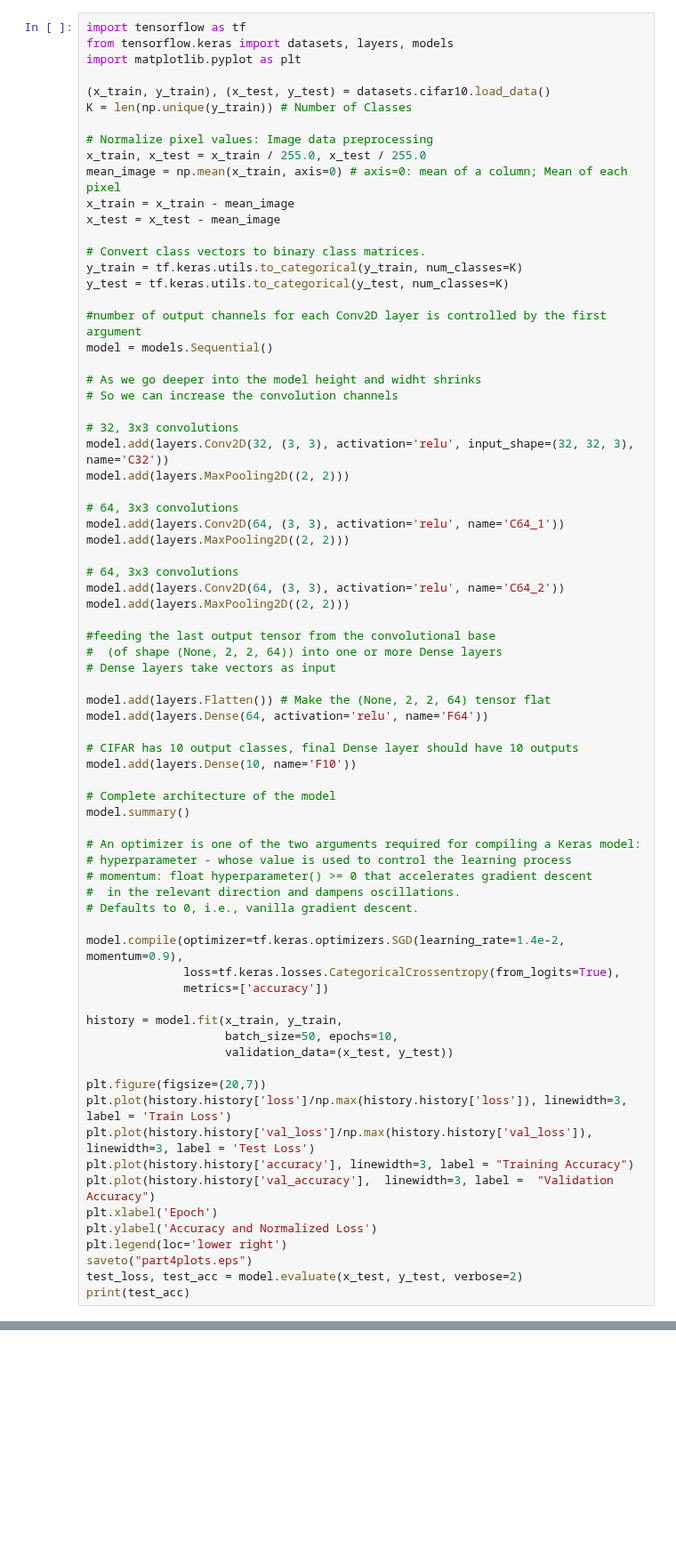
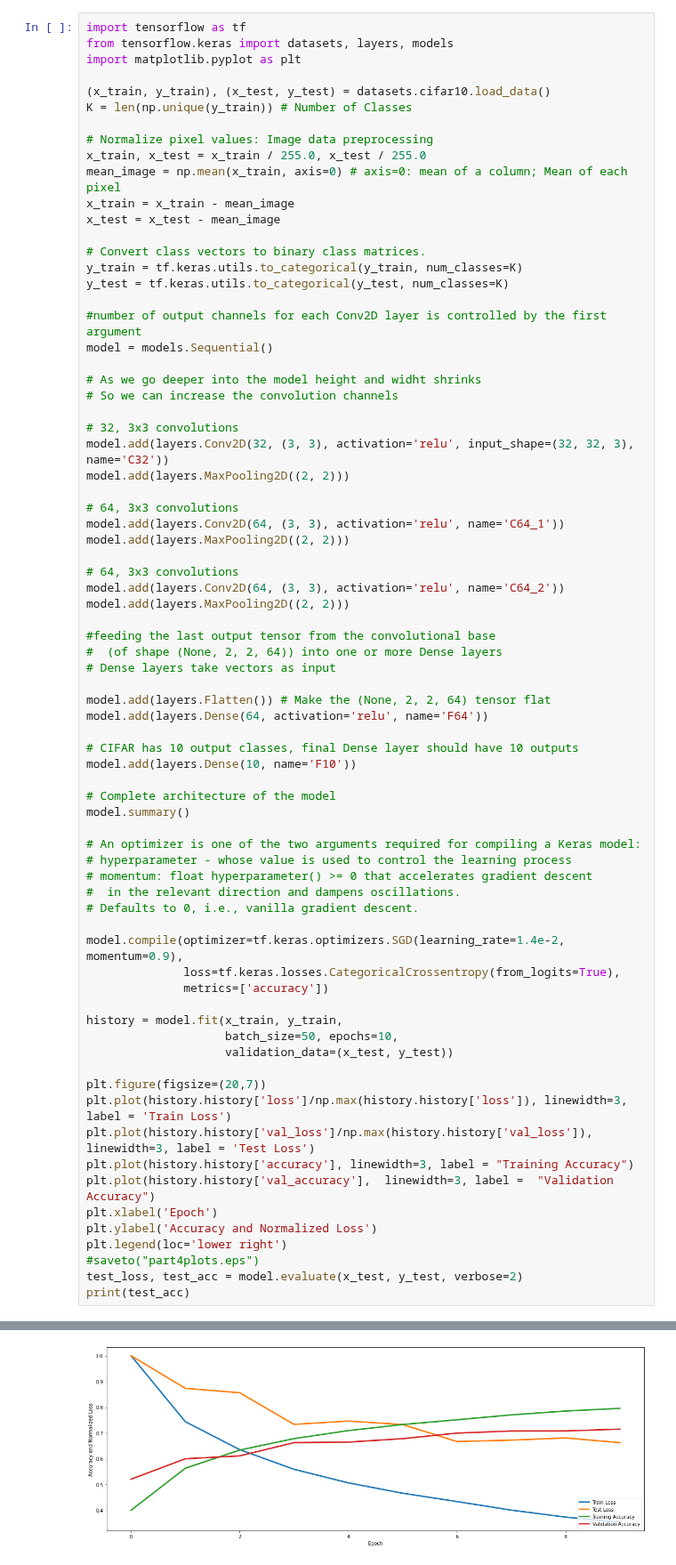
Before and after one commit to bimalka98/Computer-Vision-and-Image-Processing, a Jupyter notebook: EN2550Assignments/A4/180631J_a04.ipynb, the cells around one changed output, grey strips where cells are left out. Shown at 89% size. Drawn from its saved outputs; the diff is of its cells as text; blank space fills up the shorter version.

```diff
--- a/EN2550Assignments/A4/180631J_a04.ipynb
+++ b/EN2550Assignments/A4/180631J_a04.ipynb
@@ -733,7 +733,7 @@ plt.plot(history.history['val_accuracy'],  linewidth=3, label =  "Validation Acc
 plt.xlabel('Epoch')
 plt.ylabel('Accuracy and Normalized Loss')
 plt.legend(loc='lower right')
-saveto("part4plots.eps")
+#saveto("part4plots.eps")
 test_loss, test_acc = model.evaluate(x_test, y_test, verbose=2)
 print(test_acc)
 # %% [output]
@@ -756,0 +762 @@ Epoch 1/10
+[figure, added]
```
Also changed, not shown: parts of 1 cell of this notebook, 2 other files.
